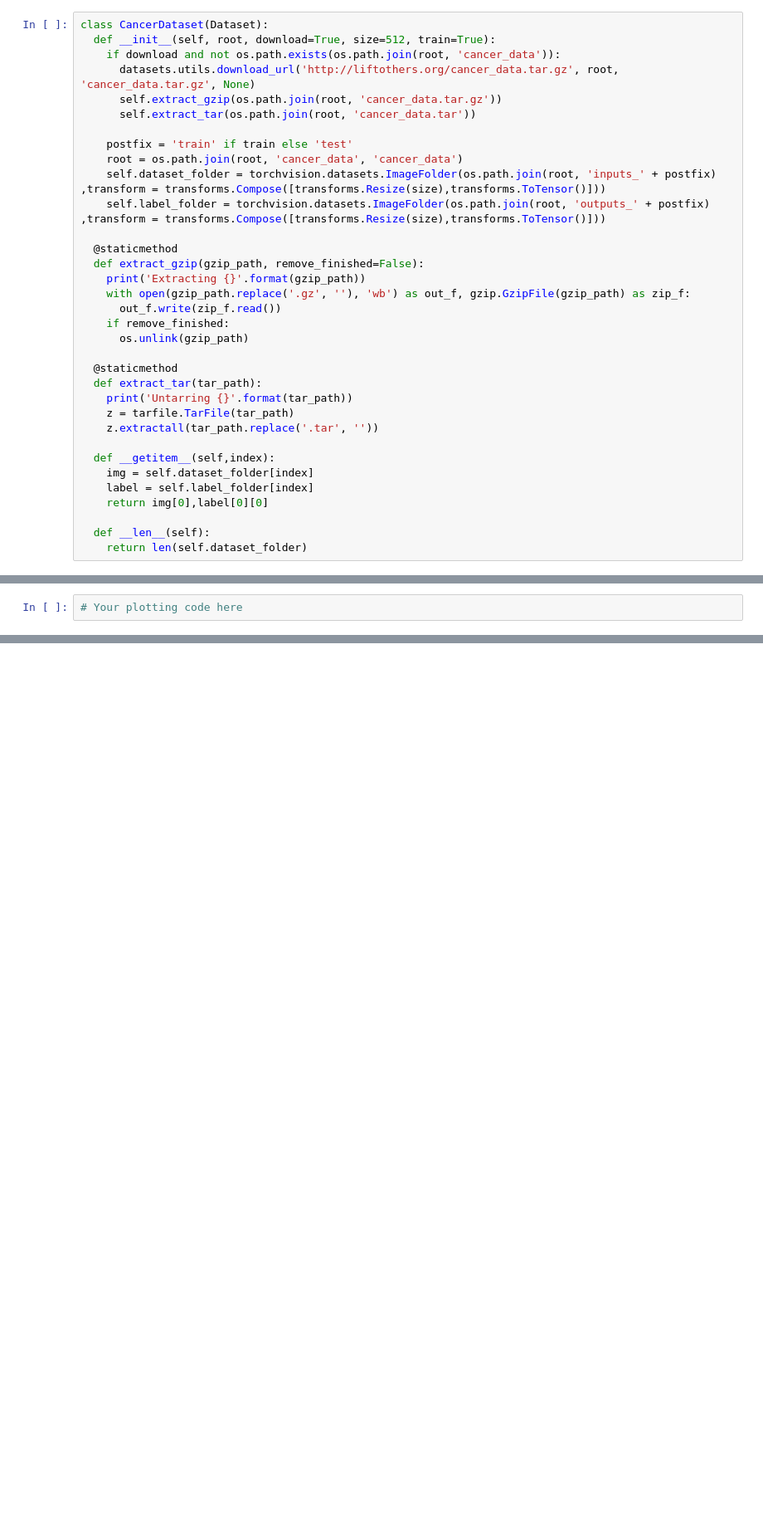
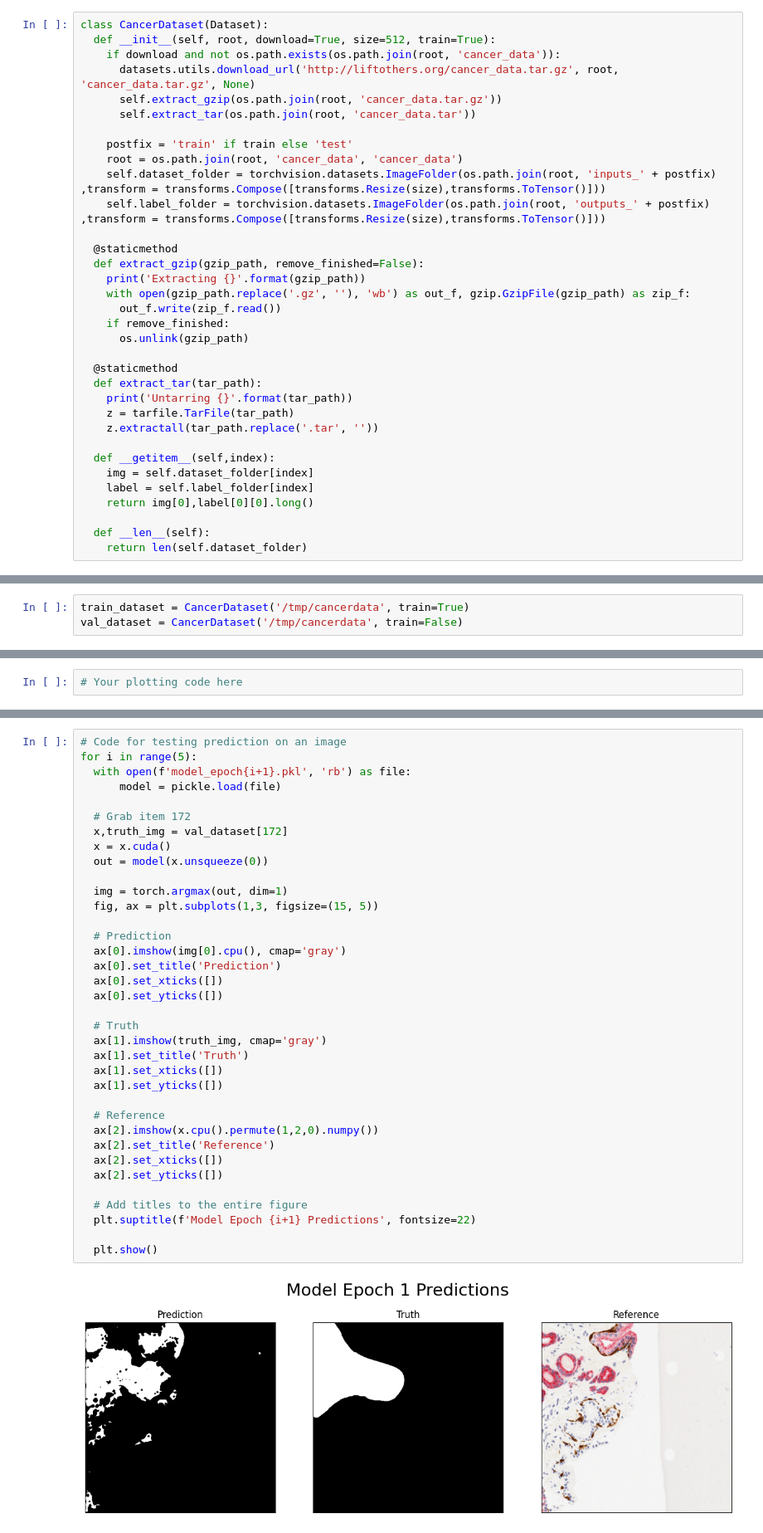
Before and after one commit to GugaKunkel/DeepLearning, a Jupyter notebook: lab4.ipynb, the cells around one changed output, grey strips where cells are left out. Shown at 83% size. Drawn from its saved outputs; the diff is of its cells as text; blank space fills up the shorter version.

```diff
--- a/lab4.ipynb
+++ b/lab4.ipynb
@@ -166,7 +185,7 @@ class CancerDataset(Dataset):
   def __getitem__(self,index):
     img = self.dataset_folder[index]
     label = self.label_folder[index]
-    return img[0],label[0][0]
+    return img[0],label[0][0].long()
 
   def __len__(self):
     return len(self.dataset_folder)
@@ -217,0 +280,3 @@ scope()
+# %%
+train_dataset = CancerDataset('/tmp/cancerdata', train=True)
+val_dataset = CancerDataset('/tmp/cancerdata', train=False)
@@ -270,0 +413,38 @@ the network considers cancerous.
+# %%
+# Code for testing prediction on an image
+for i in range(5):
+  with open(f'model_epoch{i+1}.pkl', 'rb') as file:
+      model = pickle.load(file)
+
+  # Grab item 172
+  x,truth_img = val_dataset[172]
+  x = x.cuda()
+  out = model(x.unsqueeze(0))
+
+  img = torch.argmax(out, dim=1)
+  fig, ax = plt.subplots(1,3, figsize=(15, 5))
+
+  # Prediction
+  ax[0].imshow(img[0].cpu(), cmap='gray')
+  ax[0].set_title('Prediction')
+  ax[0].set_xticks([])
+  ax[0].set_yticks([])
+
+  # Truth
+  ax[1].imshow(truth_img, cmap='gray')
+  ax[1].set_title('Truth')
+  ax[1].set_xticks([])
+  ax[1].set_yticks([])
+
+  # Reference
+  ax[2].imshow(x.cpu().permute(1,2,0).numpy())
+  ax[2].set_title('Reference')
+  ax[2].set_xticks([])
+  ax[2].set_yticks([])
+
+  # Add titles to the entire figure
+  plt.suptitle(f'Model Epoch {i+1} Predictions', fontsize=22)
+
+  plt.show()
+# %% [output]
+[figure, added]
```
Also changed, not shown: parts of 11 cells of this notebook.
